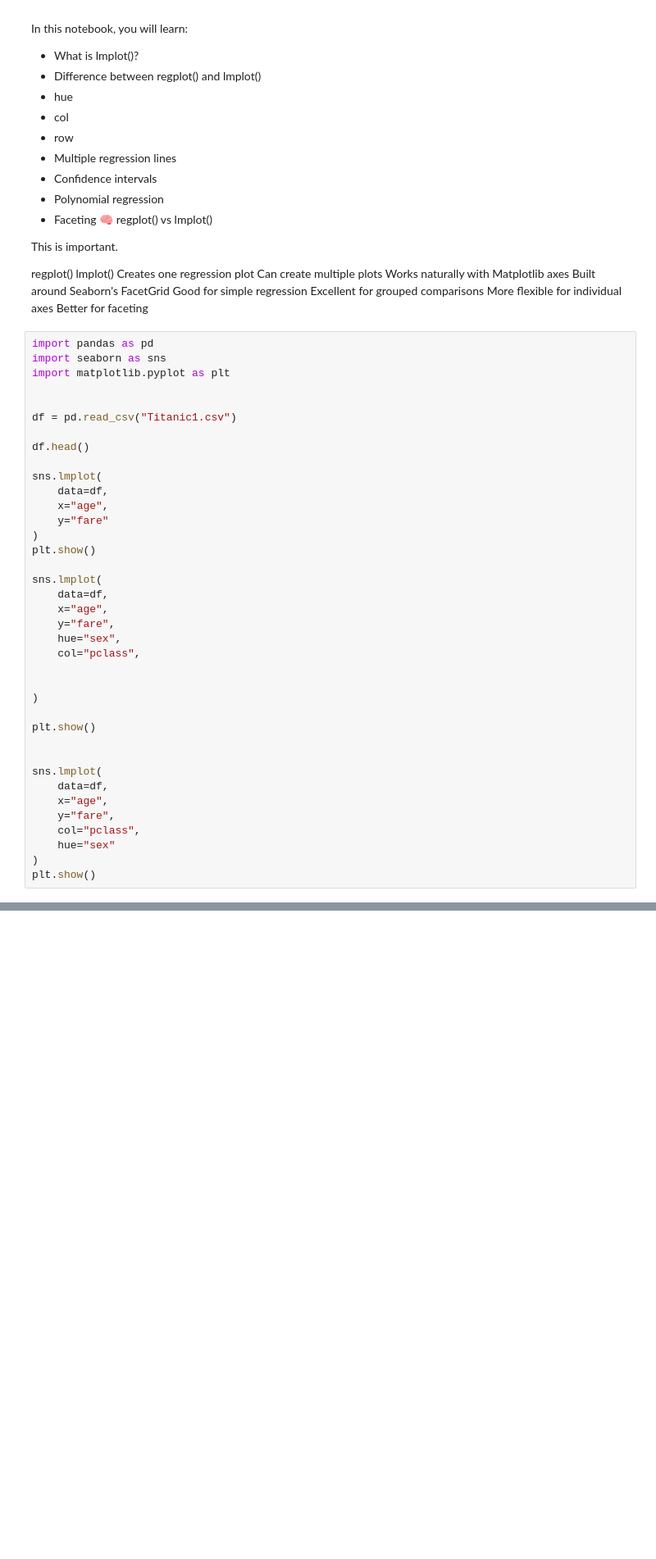
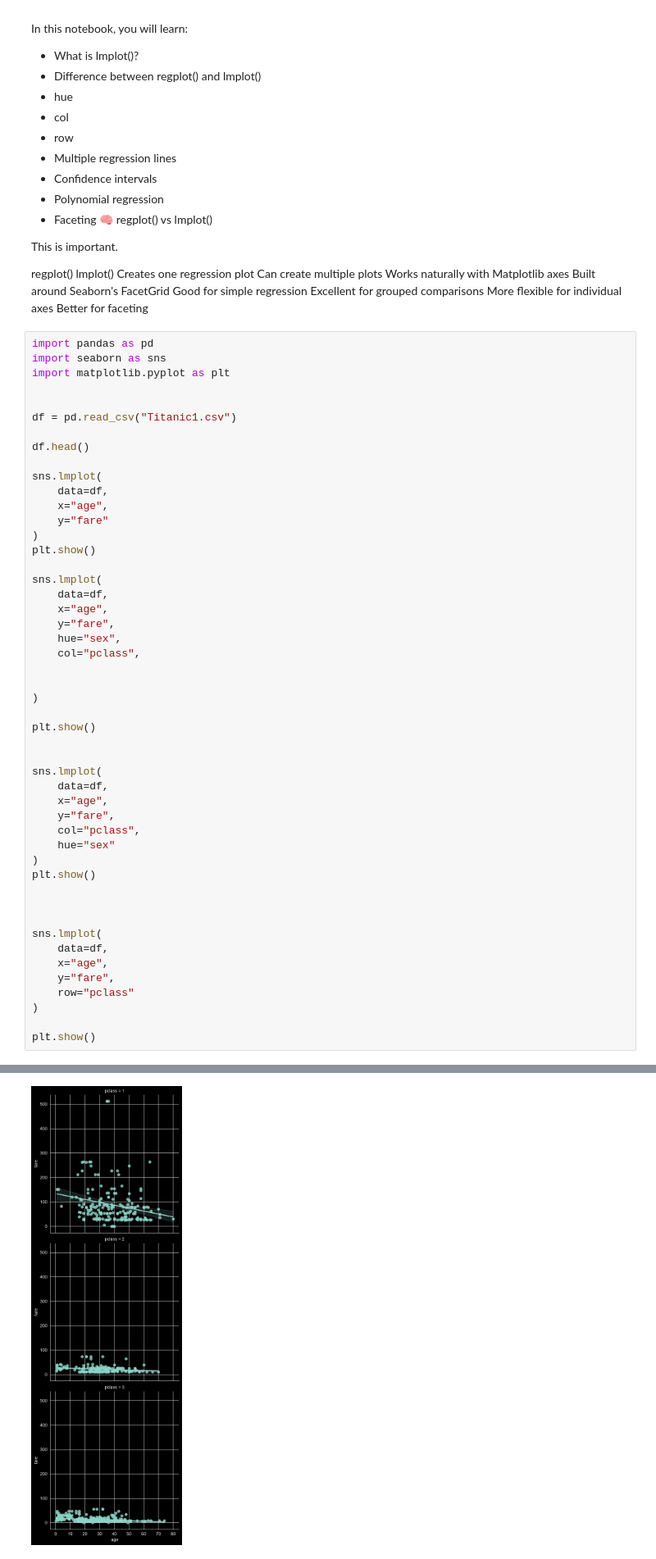
Before and after one commit to MUHAMMADZARYABKHAN-21/new.py, a Jupyter notebook: Seaborn/Seaborn6Heatmap.ipynb, the cells around one changed output, grey strips where cells are left out. Shown at 82% size. Saved outputs shown, nothing was run; the diff lists cells and outputs as text; blank space fills up the shorter version.

Commit message:
categorical graphs and Heatmaps modifiacations

```diff
--- a/Seaborn/Seaborn6Heatmap.ipynb
+++ b/Seaborn/Seaborn6Heatmap.ipynb
@@ -555,30 +556,42 @@ sns.lmplot(
     x="age",
     y="fare"
 )
 plt.show()
 
 sns.lmplot(
     data=df,
     x="age",
     y="fare",
     hue="sex",
     col="pclass",
 
 
 )
 
 plt.show()
 
 
 sns.lmplot(
     data=df,
     x="age",
     y="fare",
     col="pclass",
     hue="sex"
 )
 plt.show()
+
+
+
+sns.lmplot(
+    data=df,
+    x="age",
+    y="fare",
+    row="pclass"
+)
+
+plt.show()
 # %% [output]
 [figure]
 [figure]
 [figure]
+[figure, added]
```
Also changed, not shown: parts of 17 cells of this notebook.
